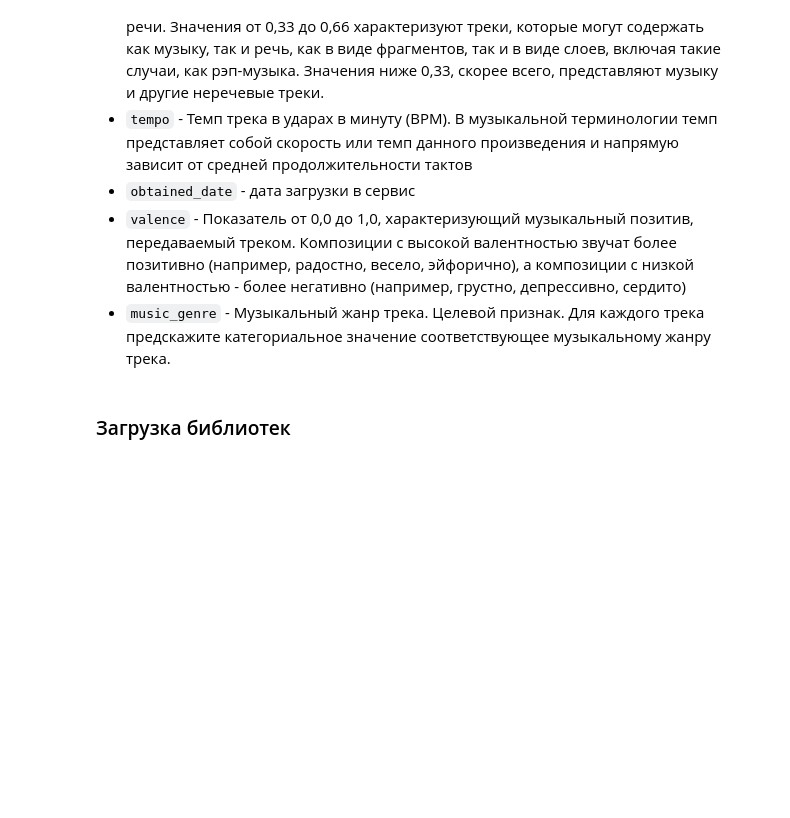
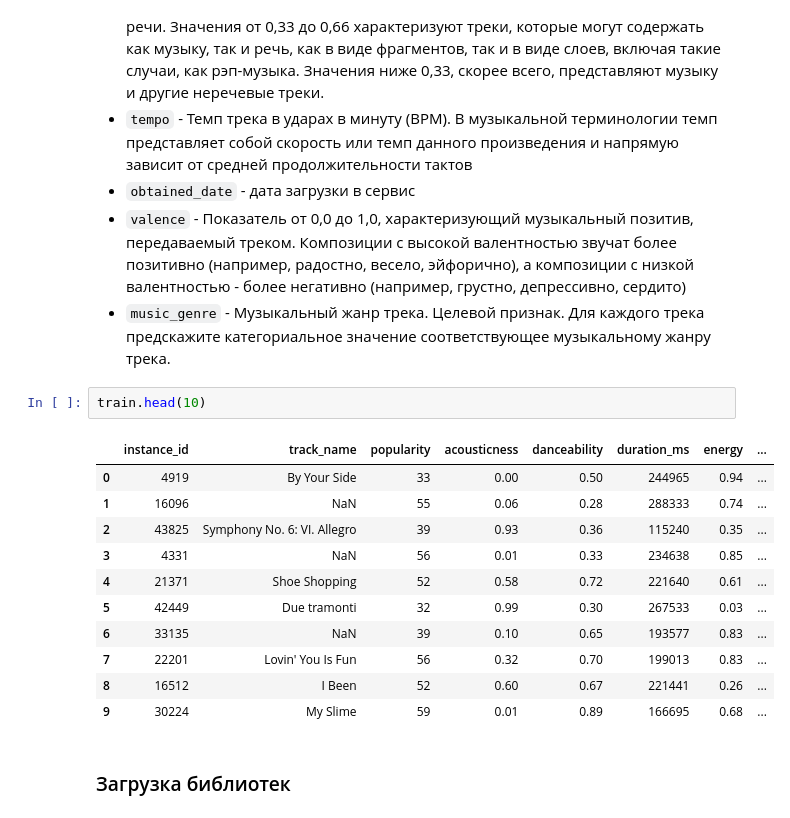
Before and after one commit to EPrutskoy/Kaggle_music_genre_prediction, a Jupyter notebook: music_model_notebook.ipynb, the cells around one changed output. Saved outputs shown, nothing was run; the diff lists cells and outputs as text; blank space fills up the shorter version.

```diff
--- a/music_model_notebook.ipynb
+++ b/music_model_notebook.ipynb
@@ -91,6 +91,20 @@ h1 {
 * `obtained_date` - дата загрузки в сервис
 * `valence` - Показатель от 0,0 до 1,0, характеризующий музыкальный позитив, передаваемый треком. Композиции с высокой валентностью звучат более позитивно (например, радостно, весело, эйфорично), а композиции с низкой валентностью - более негативно (например, грустно, депрессивно, сердито)
 * `music_genre` - Музыкальный жанр трека. Целевой признак. Для каждого трека предскажите категориальное значение соответствующее музыкальному жанру трека.
+# %%
+train.head(10)
+# %% [output]
+|  | instance_id | track_name | popularity | acousticness | danceability | duration_ms | energy | ... |
+| 0 | 4919 | By Your Side | 33 | 0.00 | 0.50 | 244965 | 0.94 | ... |
+| 1 | 16096 | NaN | 55 | 0.06 | 0.28 | 288333 | 0.74 | ... |
+| 2 | 43825 | Symphony No. 6: VI. Allegro | 39 | 0.93 | 0.36 | 115240 | 0.35 | ... |
+| 3 | 4331 | NaN | 56 | 0.01 | 0.33 | 234638 | 0.85 | ... |
+| 4 | 21371 | Shoe Shopping | 52 | 0.58 | 0.72 | 221640 | 0.61 | ... |
+| 5 | 42449 | Due tramonti | 32 | 0.99 | 0.30 | 267533 | 0.03 | ... |
+| 6 | 33135 | NaN | 39 | 0.10 | 0.65 | 193577 | 0.83 | ... |
+| 7 | 22201 | Lovin' You Is Fun | 56 | 0.32 | 0.70 | 199013 | 0.83 | ... |
+| 8 | 16512 | I Been | 52 | 0.60 | 0.67 | 221441 | 0.26 | ... |
+| 9 | 30224 | My Slime | 59 | 0.01 | 0.89 | 166695 | 0.68 | ... |
 # %% [markdown]
 ### Загрузка библиотек <a class="anchor" id="section1_1"></a>
 # %%
```
Also changed, not shown: parts of 28 cells of this notebook.
